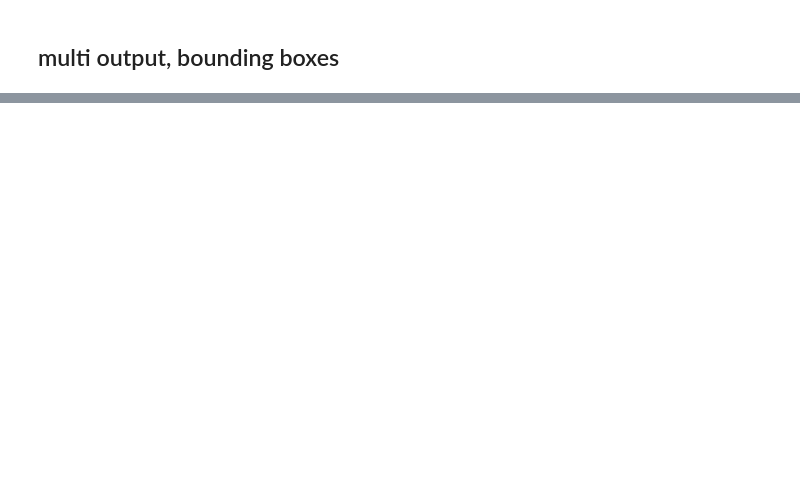
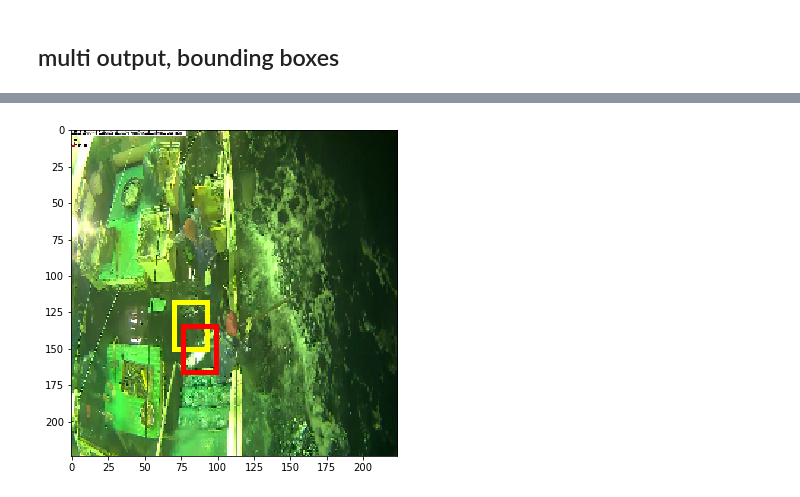
Before and after one commit to fuchiao/fastai_review, a Jupyter notebook: fishery/fishery.ipynb, the cells around one changed output, grey strips where cells are left out. Saved outputs shown, nothing was run; the diff lists cells and outputs as text; code cells hidden in the pictures; blank space fills up the shorter version.

```diff
--- a/fishery/fishery.ipynb
+++ b/fishery/fishery.ipynb
@@ -434,0 +473,3 @@ Epoch 8/8
+# %%
+trn_bbox = np.stack([convert_bb(bb_json[os.path.basename(f)], trn_sizes[os.path.basename(f)]) for f in trn_filenames]).astype(np.float32)
+val_bbox = np.stack([convert_bb(bb_json[os.path.basename(f)], val_sizes[os.path.basename(f)]) for f in val_filenames]).astype(np.float32)
@@ -434,0 +496,20 @@ Epoch 8/8
+# %%
+p = 0.6
+
+inp = Input(conv_layers[-1].output_shape[1:])
+x = MaxPooling2D()(inp)
+x = BatchNormalization(axis=1)(x)
+x = Dropout(p/4)(x)
+x = Flatten()(x)
+x = Dense(512, activation='relu')(x)
+x = BatchNormalization()(x)
+x = Dropout(p)(x)
+x = Dense(512, activation='relu')(x)
+x = BatchNormalization()(x)
+x = Dropout(p/2)(x)
+x_bb = Dense(4, name='bb')(x)
+x_class = Dense(8, activation='softmax', name='class')(x)
+
+model = Model([inp], [x_bb, x_class])
+model.compile(Adam(), loss=['mse', 'categorical_crossentropy'], metrics=['accuracy'], loss_weights=[.001, 1.])
+model.summary()
@@ -434,0 +534,3 @@ Epoch 8/8
+# %%
+model.fit(conv_feat, [trn_bbox, trn_labels], batch_size=64, epochs=10,
+             validation_data=(conv_val_feat, [val_bbox, val_labels]))
@@ -434,0 +556,3 @@ Epoch 8/8
+# %%
+model.fit(conv_feat, [trn_bbox, trn_labels], batch_size=64, epochs=20,
+             validation_data=(conv_val_feat, [val_bbox, val_labels]))
@@ -434,0 +578,14 @@ Epoch 8/8
+# %%
+pred = model.predict(conv_val_feat[0:10])
+def show_bb_pred(i):
+    bb = val_bbox[i]
+    bb_pred = pred[0][i]
+    plt.figure(figsize=(6,6))
+    plt.imshow(np.rollaxis(val[i], 0, 3).astype(np.uint8))
+    ax=plt.gca()
+    ax.add_patch(create_rect(bb_pred, 'yellow'))
+    ax.add_patch(create_rect(bb))
+
+show_bb_pred(3)
+# %% [output]
+[figure, added]
```
Also changed, not shown: parts of 22 cells of this notebook.
